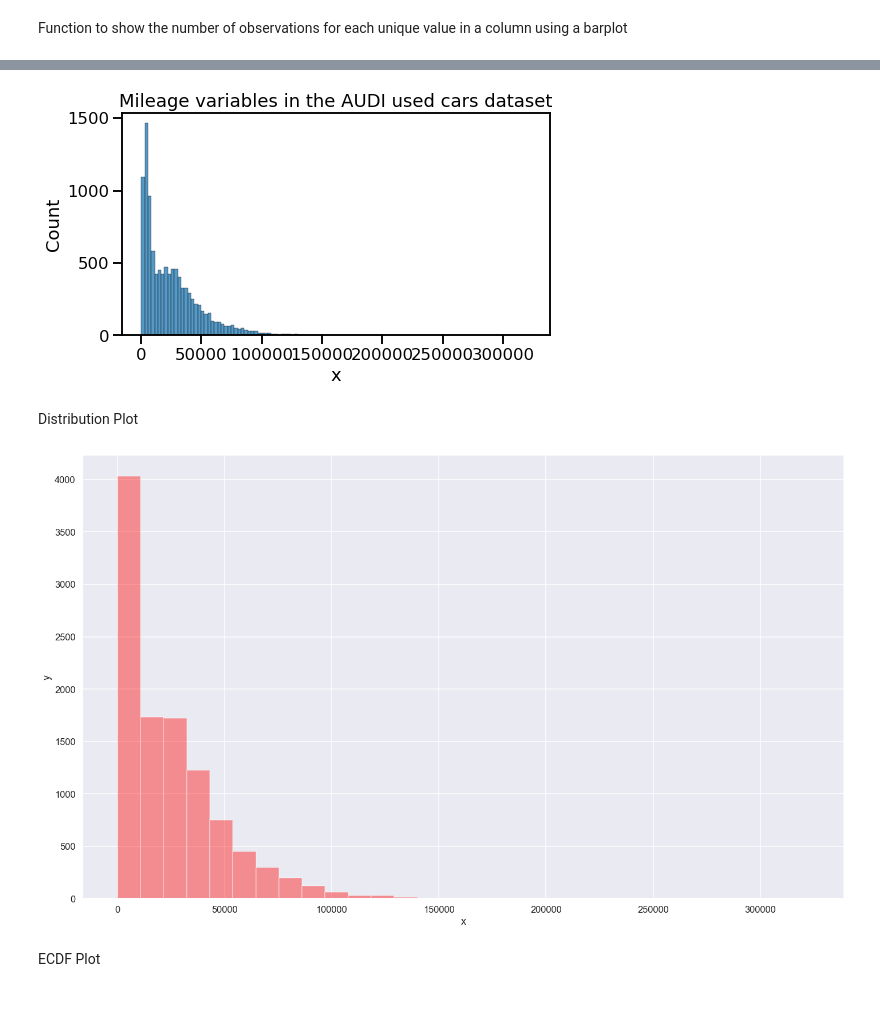
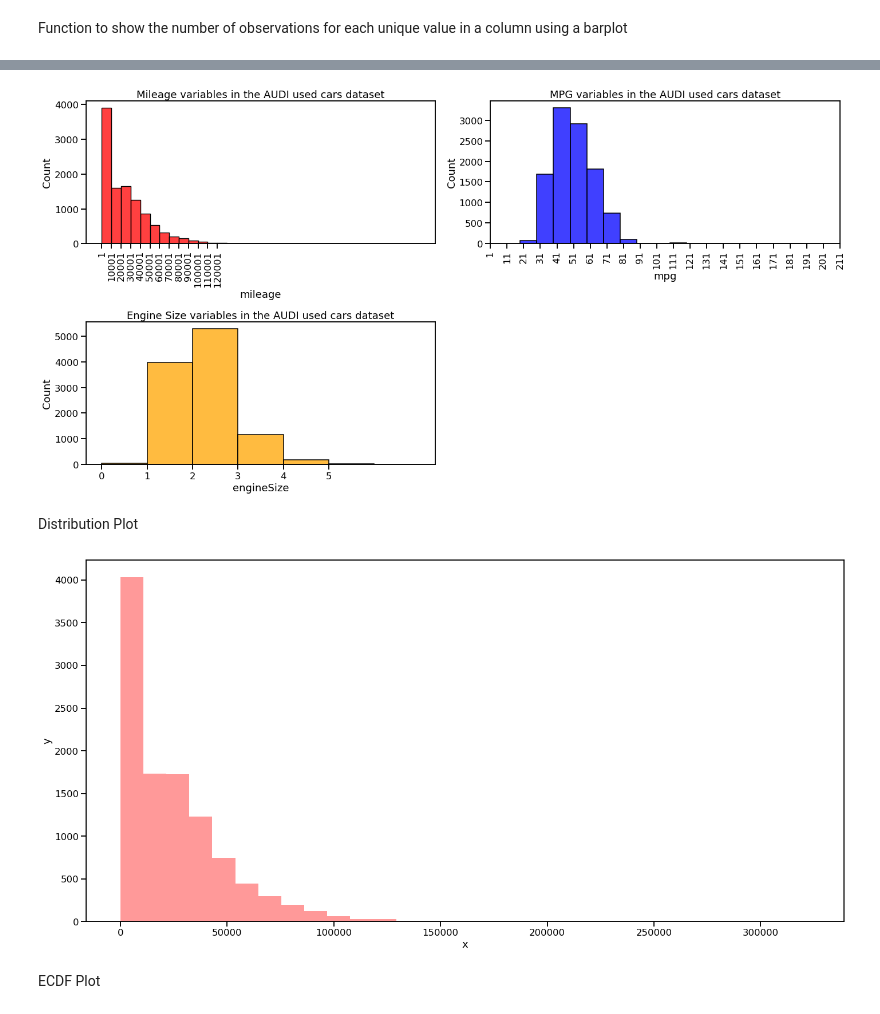
Before and after one commit to TonmoyTalukder/audi_used_car_EDA, a Jupyter notebook: audi_used_car_EDA.ipynb, the cells around one changed output, grey strips where cells are left out. Saved outputs shown, nothing was run; the diff lists cells and outputs as text; code cells hidden in the pictures.

```diff
--- a/audi_used_car_EDA.ipynb
+++ b/audi_used_car_EDA.ipynb
@@ -146,26 +183,38 @@ Histogram
 # %%
-plt.figure(figsize=(20,12))
+plt.figure(figsize=(20,15))
 
-plt.subplot(3,3,1)
-sns.histplot(data=df, x='mileage')
+#subplot row1 column1 milage
+plt.subplot(3,2,1)
+sns.histplot(data=df, x='mileage' , binwidth=10000 , color= "r" )
+plt.xticks(np.arange(1,127801,10000), rotation=90)
 plt.title("Mileage variables in the AUDI used cars dataset")
 
-plt.xlabel('x')
+#subplot row1 column2 miles per gallon
+plt.subplot(3,2,2)
+sns.histplot(data=df, x='mpg' , binwidth=10 , color= "blue")
+plt.xticks(np.arange(1,212,10), rotation=90)
+plt.title("MPG variables in the AUDI used cars dataset")
+
+#subplot row2 column1 engine size
+plt.subplot(3,2,3)
+sns.histplot(data=df, x='engineSize', binwidth=1 , color= "orange")
+plt.xticks(np.arange(0,6,1), rotation=0)
+plt.title("Engine Size variables in the AUDI used cars dataset")
 
 # rotate the xticks
 plt.xticks()
 
 # provide a range for the yticks
 plt.yticks()
 
 plt.tight_layout()
 plt.show()
 # %% [output]
-[figure, old version]
+[figure, new version]
 # %% [markdown]
 Distribution Plot
 # %%
-plt.figure(figsize=(20,12))
+plt.figure(figsize=(20,10))
 
 from warnings import filterwarnings
 sns.distplot(df['mileage'], kde = False, color ='red', bins = 30)
@@ -182,7 +231,7 @@ plt.yticks()
 plt.tight_layout()
 plt.show()
 # %% [output]
-[figure, old version]
+[figure, new version]
 # %% [markdown]
 ECDF Plot
 # %%
```
Also changed, not shown: parts of 13 cells of this notebook.
